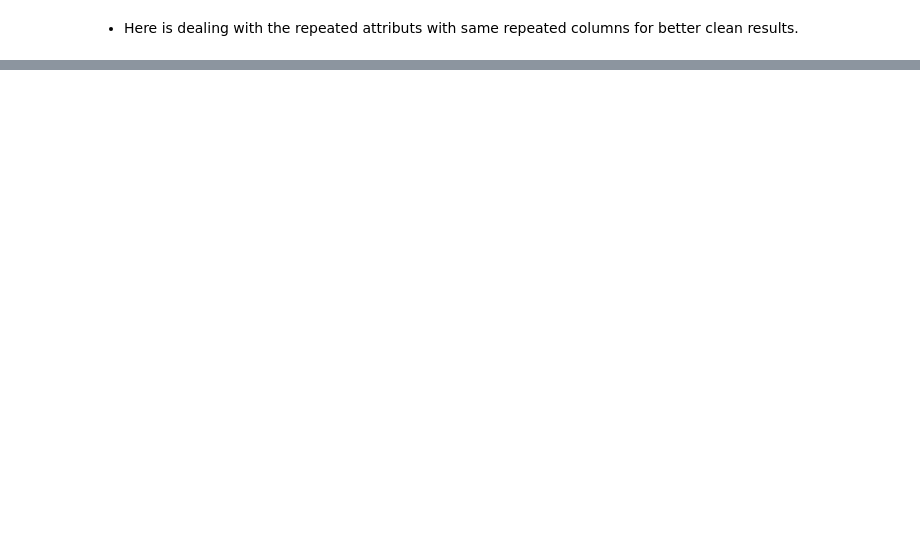
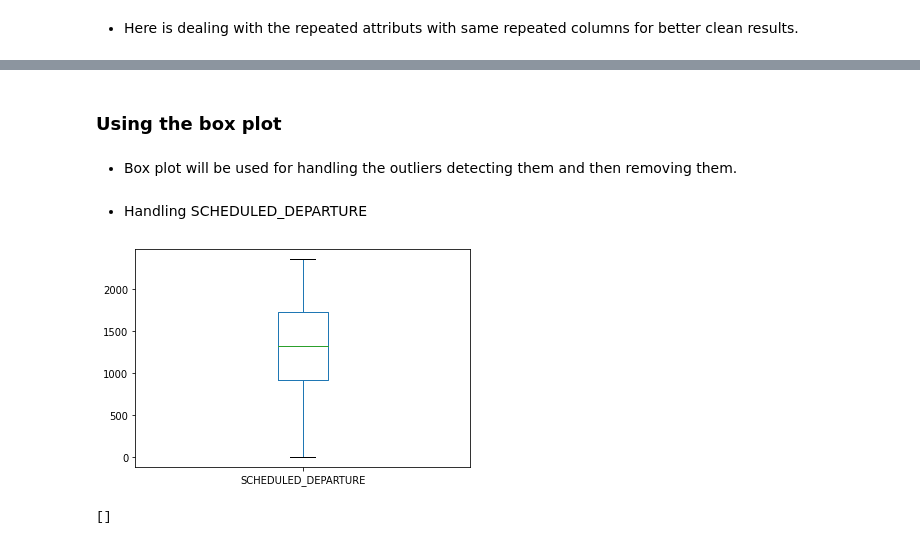
Before and after one commit to omarabdullah107/Data_Engineering_Project_2, a Jupyter notebook: DE_P2.ipynb, the cells around one changed output, grey strips where cells are left out. Cells and saved outputs as stored; diff of their text form; code cells hidden in the pictures; blank space fills up the shorter version.

```diff
--- a/DE_P2.ipynb
+++ b/DE_P2.ipynb
@@ -188,0 +228,42 @@ merged_dataframes.head()
+# %% [markdown]
+### Using the box plot
+# %% [markdown]
+- Box plot will be used for handling the outliers detecting them and then removing them.
+# %%
+# Function for creating the box plot
+def plot_boxplot(df,ft):
+    df.boxplot(column=[ft])
+    plt.grid(False)
+    plt.show()
+
+def outliers(df,ft):
+    Q1 = df[ft].quantile(0.25)
+    Q3 = df[ft].quantile(0.75)
+    IQR = Q3 - Q1
+
+    lower_bound = Q1 - 1.5 * IQR
+    upper_bound = Q3 + 1.5 * IQR
+
+    ls = df.index[ (df[ft] < lower_bound) | (df[ft] > upper_bound)]
+
+    return ls
+
+# Function for removing the outliers
+
+def remove(df,ls):
+    ls = sorted(set(ls))
+    df = df.drop(ls)
+    return df
+# %% [markdown]
+- Handling SCHEDULED_DEPARTURE
+# %%
+plot_boxplot(merged_dataframes,"SCHEDULED_DEPARTURE")
+# %% [output]
+[figure, added]
+# %%
+index_list = []
+for SCHEDULED_DEPARTURE in ['SCHEDULED_DEPARTURE']:
+    index_list.extend(outliers(merged_dataframes,SCHEDULED_DEPARTURE))
+index_list
+# %% [output]
+[]
```
Also changed, not shown: parts of 126 cells of this notebook.
